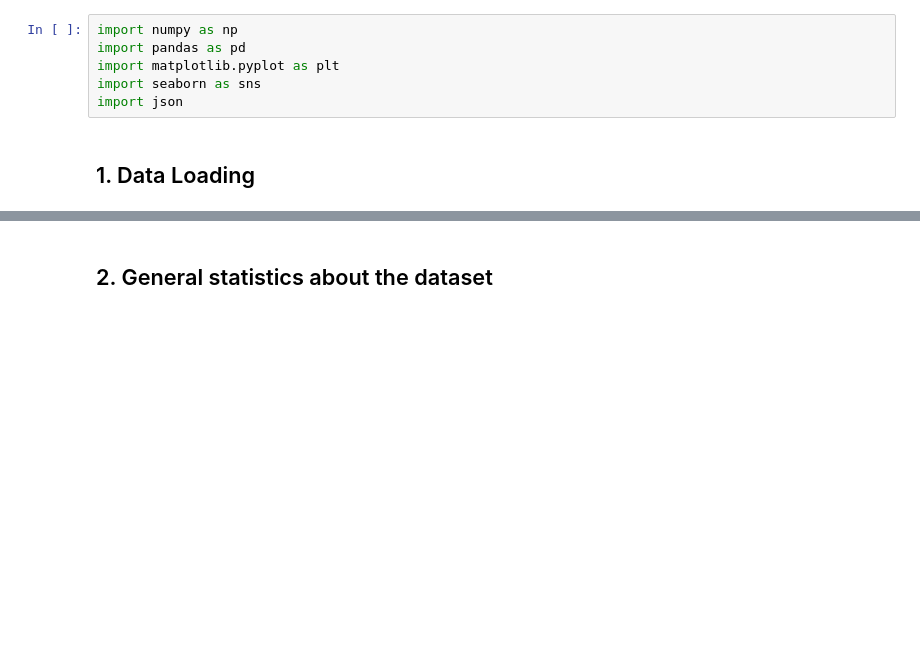
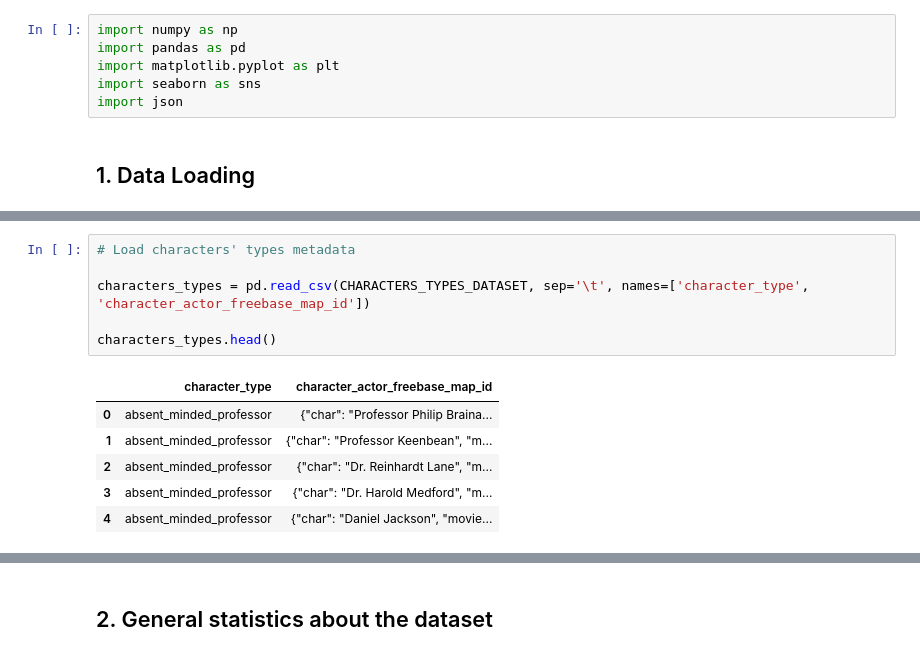
Before and after one commit to epfl-ada/ada-2023-project-onsecalme123, a Jupyter notebook: milestone2.ipynb, the cells around one changed output, grey strips where cells are left out. Drawn from its saved outputs; the diff is of its cells as text; blank space fills up the shorter version.

```diff
--- a/milestone2.ipynb
+++ b/milestone2.ipynb
@@ -36,0 +66,13 @@ movies.head()
+# %%
+# Load characters' types metadata
+
+characters_types = pd.read_csv(CHARACTERS_TYPES_DATASET, sep='\t', names=['character_type', 'character_actor_freebase_map_id'])
+
+characters_types.head()
+# %% [output]
+|  | character_type | character_actor_freebase_map_id |
+| 0 | absent_minded_professor | {"char": "Professor Philip Braina... |
+| 1 | absent_minded_professor | {"char": "Professor Keenbean", "m... |
+| 2 | absent_minded_professor | {"char": "Dr. Reinhardt Lane", "m... |
+| 3 | absent_minded_professor | {"char": "Dr. Harold Medford", "m... |
+| 4 | absent_minded_professor | {"char": "Daniel Jackson", "movie... |
```
Also changed, not shown: parts of 19 cells of this notebook.
